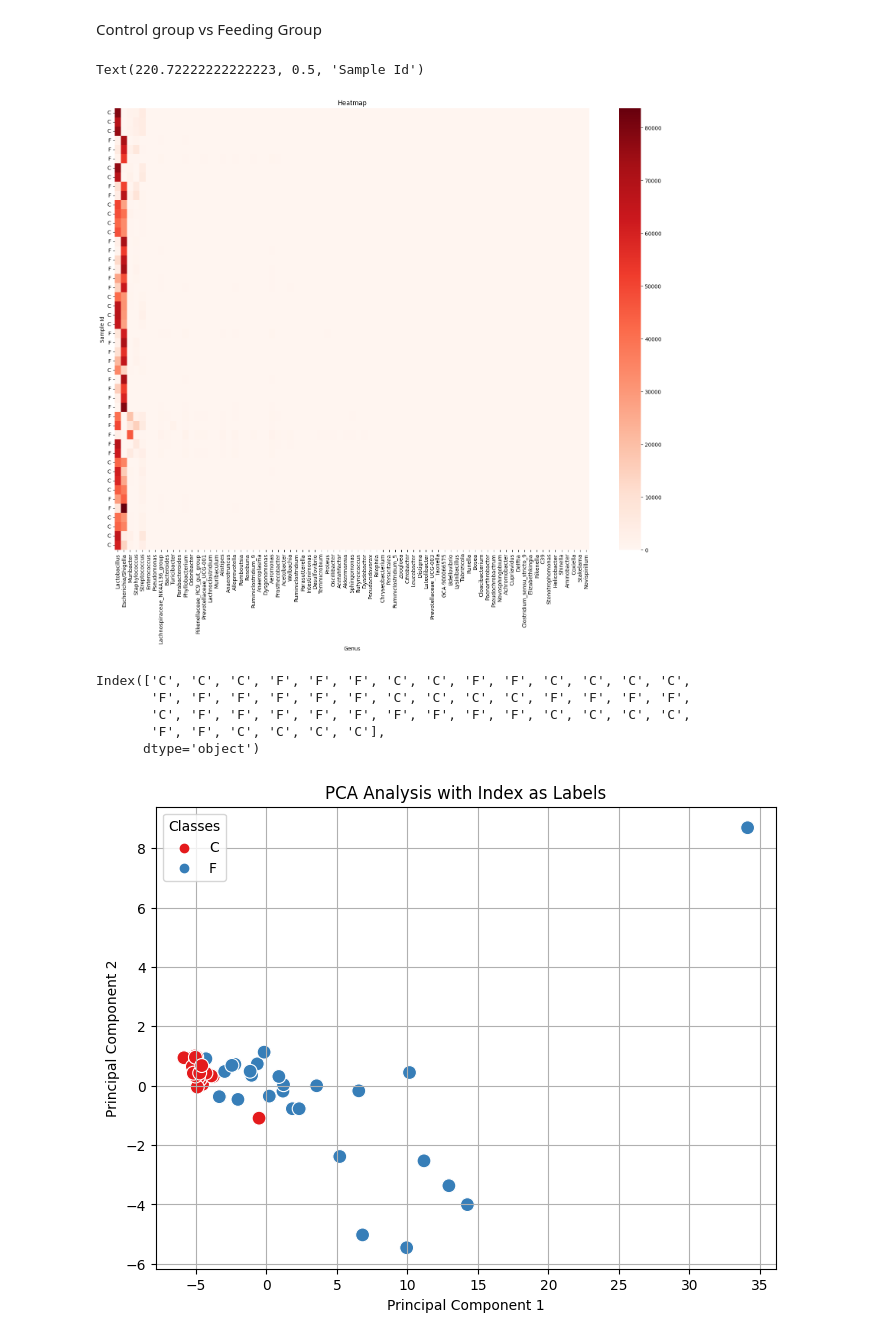
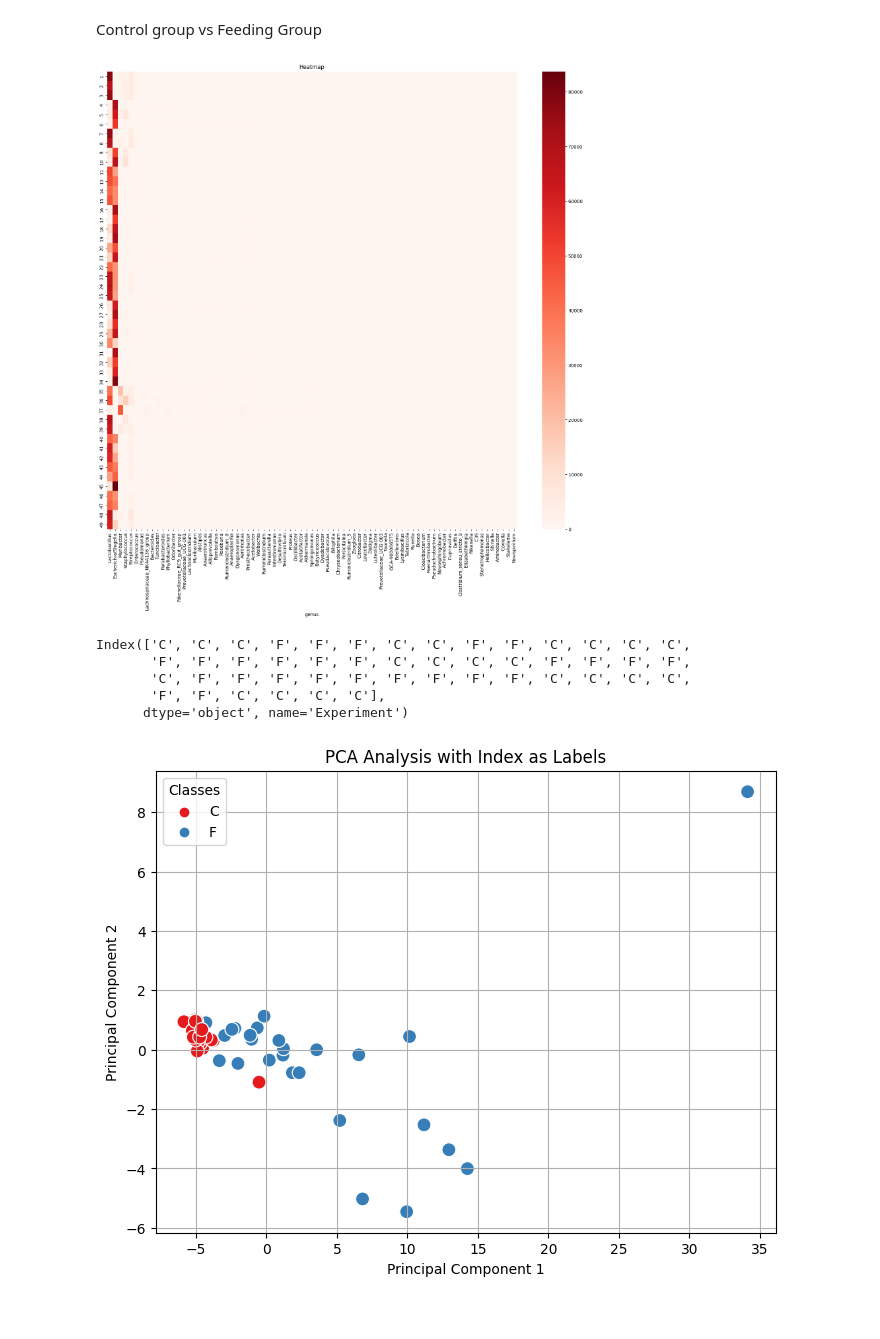
Before and after one commit to xuan13hao/data_analysis, a Jupyter notebook: 16s/analysis.ipynb, the cells around one changed output. Saved outputs shown, nothing was run; the diff lists cells and outputs as text; code cells hidden in the pictures.

```diff
--- a/16s/analysis.ipynb
+++ b/16s/analysis.ipynb
@@ -146,30 +151,24 @@ minimum_count = 4
 prevalence_threshold = 0.2
 # Filter features based on minimum count and prevalence threshold
 filtered_data = data[data.iloc[:, 1:].ge(minimum_count).sum(axis=1) / data.shape[1] >= prevalence_threshold]
+
 # Low variance filter
 variance_cutoff = 0.1
 # Filter features based on variance
 data = filtered_data[filtered_data.iloc[:, 1:].var(axis=1) >= variance_cutoff]
-
-label_mapping = dict(zip(metadata['#NAME'], metadata['Experiment']))
-data_colunms = data.columns[1:]
-new_columns = []
-for column_name in data_colunms:
-    str_column_name = int(column_name)
-    if str_column_name in label_mapping:
-        new_columns.append(label_mapping[str_column_name])
-    else:
-        new_columns.append(str_column_name)
-data.columns = ['#NAME'] + new_columns
-# Extract the feature names and mean decrease accuracy values
-df = data.drop("#NAME", axis=1)  # Replace 'target_variable' with the column name of your target variable
 split_df = pd.concat([data['#NAME'].str.split(';', expand=True)], axis=1)
-split_df.columns = ['Column_1', 'Column_2', 'Column_3','Column_4', 'Column_5','Column_6']
+split_df.columns = ['Column_1', 'Column_2', 'Column_3','Column_4', 'Column_5','genus']
 columns_to_remove = ['Column_1', 'Column_2', 'Column_3','Column_4', 'Column_5']
 data = pd.concat([split_df,df], axis=1)
-data = data[data['Column_6'] != 'NA']
+data = data[data['genus'] != 'NA']
 data = data.drop(columns=columns_to_remove)
+data.set_index('genus', inplace=True)
+metadata.set_index('#NAME', inplace=True)
 data = data.T
-new_columns = data.iloc[0]
-data = data[1:]
-data.columns = new_columns
+new_column = []
+for index1 in data.index:
+    for index2 in metadata.index:
+        value = metadata.loc[index2, "Experiment"]
+        if int(index1) == int(index2):
+            new_column.append(value)
+data['Experiment'] = new_column
@@ -213,27 +212,27 @@ data.head(10)
-# %%
-data = data.astype(float)
 # %% [markdown]
 Control group vs Feeding Group
-# %%
-# Create a heatmap using seaborn
-plt.figure(figsize=(20, 15))
-sns.heatmap(data, cmap='Reds')
-# Set title and labels
-plt.title("Heatmap")
-plt.xticks(rotation=90)
-plt.yticks(rotation=0)
-plt.xlabel("Genus")
-plt.ylabel("Sample Id")
-# %% [output]
-Text(220.72222222222223, 0.5, 'Sample Id')
-[figure, removed]
-# %%
-grp = data.index
-grp
-# %% [output]
-Index(['C', 'C', 'C', 'F', 'F', 'F', 'C', 'C', 'F', 'F', 'C', 'C', 'C', 'C',
-       'F', 'F', 'F', 'F', 'F', 'F', 'C', 'C', 'C', 'C', 'F', 'F', 'F', 'F',
-       'C', 'F', 'F', 'F', 'F', 'F', 'F', 'F', 'F', 'F', 'C', 'C', 'C', 'C',
-       'F', 'F', 'C', 'C', 'C', 'C'],
-      dtype='object')
+# %%
+grp = data['Experiment']
+origin_data = data
+heatmap = data
+data = data.drop('Experiment', axis=1)
+plt.figure(figsize=(20, 18))
+sns.heatmap(data, cmap='Reds')
+plt.title('Heatmap')
+plt.show()
+# %% [output]
+[figure, added]
+# %%
+from sklearn.decomposition import PCA
+from sklearn.preprocessing import StandardScaler
+# Standardize the data
+heatmap.set_index('Experiment', inplace=True)
+
+origin_data.index
+# %% [output]
+Index(['C', 'C', 'C', 'F', 'F', 'F', 'C', 'C', 'F', 'F', 'C', 'C', 'C', 'C',
+       'F', 'F', 'F', 'F', 'F', 'F', 'C', 'C', 'C', 'C', 'F', 'F', 'F', 'F',
+       'C', 'F', 'F', 'F', 'F', 'F', 'F', 'F', 'F', 'F', 'C', 'C', 'C', 'C',
+       'F', 'F', 'C', 'C', 'C', 'C'],
+      dtype='object', name='Experiment')
 # %%
```
Also changed, not shown: parts of 6 cells of this notebook.
